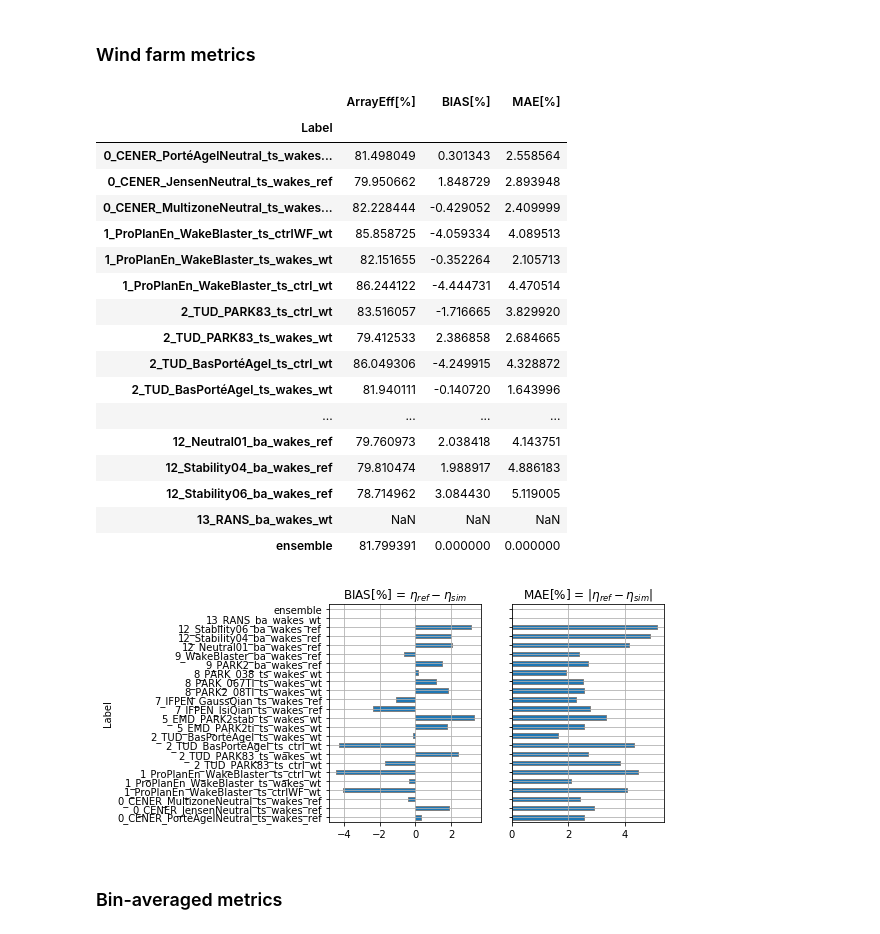
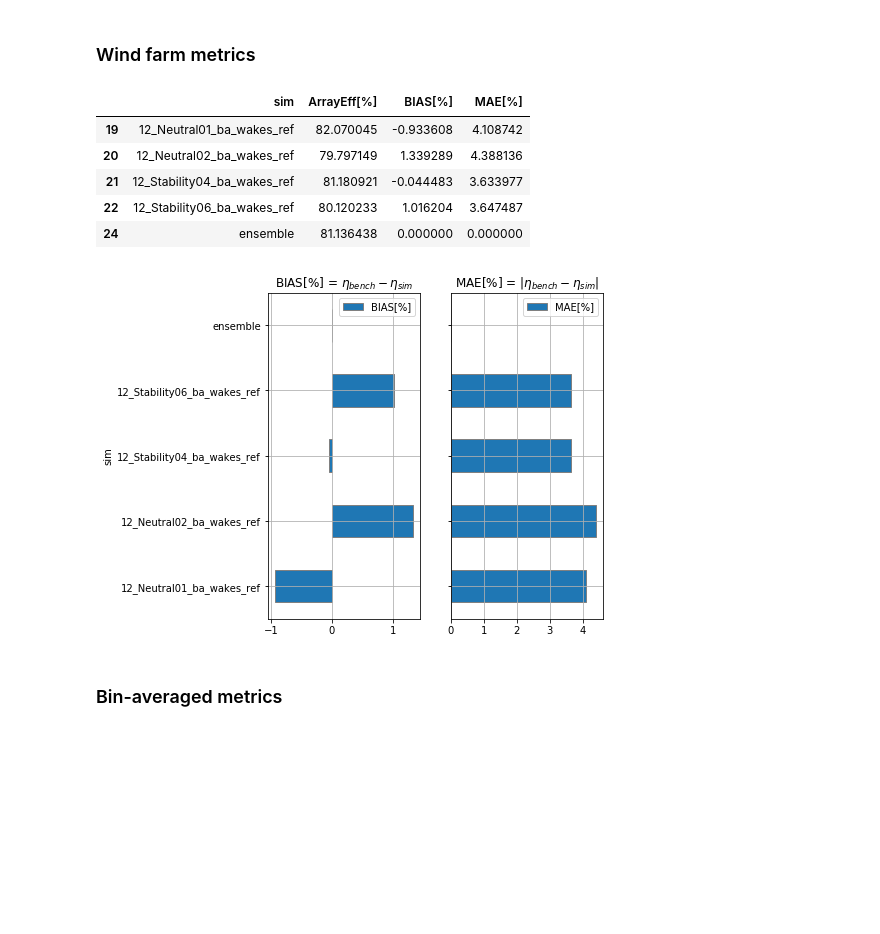
Before and after one commit to CENER-EPR/OWAbench, a Jupyter notebook: Dudgeon/Dudgeon_ArrayEfficiency.ipynb, the cells around one changed output. Saved outputs shown, nothing was run; the diff lists cells and outputs as text; code cells hidden in the pictures; blank space fills up the shorter version.

```diff
--- a/Dudgeon/Dudgeon_ArrayEfficiency.ipynb
+++ b/Dudgeon/Dudgeon_ArrayEfficiency.ipynb
@@ -31,7 +31,7 @@ IPython.OutputArea.prototype._should_scroll = function(lines) {
 # %% [markdown]
 ## Participants
 # %%
-n_sim = 24 # number of submited simulations + 1 (ensemble)
+n_sim = 25 # number of submited simulations + 1 (ensemble)
 sims = pd.DataFrame(columns = ['ID','Ensemble','Participant','Model Name', 'Model Type','Approach','Input','Remarks','Label'],
                    index = np.arange(0,n_sim,1))
 sims.loc[0]  = ['dud00a'  ,0,'CENER'    ,'FLORIS'     ,'Porté-Agel'         ,'ts','wakes,ref','Neutral'         ,'0_CENER_PortéAgelNeutral_ts_wakes_ref']
@@ -40,11 +40,11 @@ sims.loc[2]  = ['dud00c'  ,0,'CENER'    ,'FLORIS'     ,'Multizone'          ,'ts
 sims.loc[3]  = ['dud01a'  ,1,'ProPlanEn','WakeBlaster','RANS Eddy-Vis'      ,'ts','ctrl,wt'  ,' Race Bank and Sherinham Shoal added','1_ProPlanEn_WakeBlaster_ts_ctrlWF_wt']
 sims.loc[4]  = ['dud01b'  ,1,'ProPlanEn','WakeBlaster','RANS Eddy-Vis'      ,'ts','wakes,wt' ,' '               ,'1_ProPlanEn_WakeBlaster_ts_wakes_wt']
 sims.loc[5]  = ['dud01c'  ,0,'ProPlanEn','WakeBlaster','RANS Eddy-Vis'      ,'ts','ctrl,wt'  ,' '               ,'1_ProPlanEn_WakeBlaster_ts_ctrl_wt']
-sims.loc[6]  = ['dud02a'  ,1,'TU-Delft' ,'eWakeLab'   ,'PARK83'             ,'ts','ctrl,wt'  ,'Dynamic Cw'      ,'2_TUD_PARK83_ts_ctrl_wt']
+sims.loc[6]  = ['dud02a'  ,0,'TU-Delft' ,'eWakeLab'   ,'PARK83'             ,'ts','ctrl,wt'  ,'Dynamic Cw'      ,'2_TUD_PARK83_ts_ctrl_wt']
 sims.loc[7]  = ['dud02b'  ,1,'TU-Delft' ,'eWakeLab'   ,'PARK83'             ,'ts','wakes,wt' ,'Dynamic Cw'      ,'2_TUD_PARK83_ts_wakes_wt']
-sims.loc[8]  = ['dud02c'  ,1,'TU-Delft' ,'eWakeLab'   ,'Bastankah&PortéAgel','ts','ctrl,wt'  ,'Dynamic Cw'      ,'2_TUD_BasPortéAgel_ts_ctrl_wt']
+sims.loc[8]  = ['dud02c'  ,0,'TU-Delft' ,'eWakeLab'   ,'Bastankah&PortéAgel','ts','ctrl,wt'  ,'Dynamic Cw'      ,'2_TUD_BasPortéAgel_ts_ctrl_wt']
 sims.loc[9]  = ['dud02d'  ,1,'TU-Delft' ,'eWakeLab'   ,'Bastankah&PortéAgel','ts','wakes,wt' ,'Dynamic Cw'      ,'2_TUD_BasPortéAgel_ts_wakes_wt']
-sims.loc[10]  = ['dud05a'  ,1,'EMD'      ,'WindPro'    ,'PARK2'              ,'ts','wakes,wt' ,'TI-based'        ,'5_EMD_PARK2ti_ts_wakes_wt']
+sims.loc[10] = ['dud05a'  ,1,'EMD'      ,'WindPro'    ,'PARK2'              ,'ts','wakes,wt' ,'TI-based'        ,'5_EMD_PARK2ti_ts_wakes_wt']
 sims.loc[11] = ['dud05b'  ,1,'EMD'      ,'WindPro'    ,'PARK2'              ,'ts','wakes,wt' ,'stability-based' ,'5_EMD_PARK2stab_ts_wakes_wt']
 sims.loc[12] = ['dud07b'  ,0,'IFPEN'    ,'FarmShadow' ,'Ishihara&Qian'      ,'ts','wakes,ref',' '               ,'7_IFPEN_IsiQian_ts_wakes_ref']
 sims.loc[13] = ['dud07c'  ,0,'IFPEN'    ,'FarmShadow' ,'Gaussian-Bast&Qian' ,'ts','wakes,ref',' '               ,'7_IFPEN_GaussQian_ts_wakes_ref']
@@ -54,10 +54,11 @@ sims.loc[16] = ['dud08c'  ,1,'Anonymous','WindPro'    ,'PARK'               ,'ts
 sims.loc[17] = ['dud09a'  ,0,'Anonymous','WindPro'    ,'PARK2'              ,'ba','wakes,ref','Stability based' ,'9_PARK2_ba_wakes_ref']
 sims.loc[18] = ['dud09b'  ,0,'Anonymous','WakeBlaster','RANS Eddy-Vis'      ,'ba','wakes,ref','Stability based' ,'9_WakeBlaster_ba_wakes_ref']
 sims.loc[19] = ['dud12a'  ,0,'Anonymous','Anonymous'  ,'Anonymous'          ,'ba','wakes,ref','Neutral 01'      ,'12_Neutral01_ba_wakes_ref']
-sims.loc[20] = ['dud12b'  ,0,'Anonymous','Anonymous'  ,'Anonymous'          ,'ba','wakes,ref','Stability 04'    ,'12_Stability04_ba_wakes_ref']
-sims.loc[21] = ['dud12c'  ,0,'Anonymous','Anonymous'  ,'Anonymous'          ,'ba','wakes,ref','Stability 06'    ,'12_Stability06_ba_wakes_ref']
-sims.loc[22] = ['dud13'   ,0,'Anonymous','Anonymous'  ,'RANS'               ,'ba','wakes,wt',''                 ,'13_RANS_ba_wakes_wt']
-sims.loc[23] = ['ensemble',0,' '        ,' '          ,' '                  ,'ba','wakes,wt' ,' '               ,'ensemble']
+sims.loc[20] = ['dud12b'  ,0,'Anonymous','Anonymous'  ,'Anonymous'          ,'ba','wakes,ref','Neutral 02'      ,'12_Neutral02_ba_wakes_ref']
+sims.loc[21] = ['dud12c'  ,0,'Anonymous','Anonymous'  ,'Anonymous'          ,'ba','wakes,ref','Stability 04'    ,'12_Stability04_ba_wakes_ref']
+sims.loc[22] = ['dud12d'  ,0,'Anonymous','Anonymous'  ,'Anonymous'          ,'ba','wakes,ref','Stability 06'    ,'12_Stability06_ba_wakes_ref']
+sims.loc[23] = ['dud13'   ,0,'Anonymous','Anonymous'  ,'RANS'               ,'ba','wakes,wt',''                 ,'13_RANS_ba_wakes_wt']
+sims.loc[24] = ['ensemble',0,' '        ,' '          ,' '                  ,'ba','wakes,wt' ,' '               ,'ensemble']
 ensemble = sims.index[sims['Ensemble'] == 1].tolist()
 sims.style.set_properties(**{'text-align': 'center'})
 # %% [output]
@@ -357,51 +358,41 @@ for isim in range(n_sim):
 #plotresults.append(n_sim-1)                               # add the ensemble
 
 plotresults = [0,1,2,3,4,5,6,7,8,9,10,11,12,13,14,15,16,17,18,19,20,21,22,23] # for cherry peaking
+plotresults = [19,20,21,22,24] # for cherry peaking
 
 # use 'Label', 'ID' (anonymous) or any other column in the participants table to tag the simulations in the plots
 tags = 'Label'
 plotresultsname = [sims[tags][x] for x in plotresults]
 
-highlight = ['dud00b','dud01a','dud01b','dud01c','dud02b','dud05b','dud07a','dud08a','dud09a','dud09b','dud12b','dud13']          # Highlight results in spagetti plots
+highlight = ['dud00b','dud01a','dud01b','dud02b','dud05a','dud07b','dud08a','dud09a','dud12b','dud13']          # Highlight results in spagetti plots
 #highlight = ['dud00a','dud00b','dud07a','dud07b','dud07c','dud09a']          # Highlight results in spagetti plots
-#highlight = ['dud00a','dud00b','dud00c']          # Highlight results in spagetti plots
+highlight = ['dud12a','dud12b','dud12c','dud12d']          # Highlight results in spagetti plots
 # %% [markdown]
 ### Wind farm metrics
 # %%
 # Compute wind farm metrics
-Metrics = pd.DataFrame(np.zeros((n_sim,3)),
-                       columns = ['ArrayEff[%]','BIAS[%]','MAE[%]'],
-                       index = sims[tags])
+Metrics = pd.DataFrame(np.zeros((n_sim,4)),
+                       columns = ['sim','ArrayEff[%]','BIAS[%]','MAE[%]'],
+                       index = sims.index) #sims[tags]
 for isim in range(n_sim):
-    Metrics.loc[sims[tags][isim],'ArrayEff[%]'] = sim_eta_tot[isim]
-    Metrics.loc[sims[tags][isim],'BIAS[%]'] = bias_tot[isim]
-    Metrics.loc[sims[tags][isim],'MAE[%]'] = mae_tot[isim]
+    Metrics.loc[isim,'sim'] = sims[tags][isim] #sims[tags][isim]
+    Metrics.loc[isim,'ArrayEff[%]'] = sim_eta_tot[isim] #sims[tags][isim]
+    Metrics.loc[isim,'BIAS[%]'] = bias_tot[isim]
+    Metrics.loc[isim,'MAE[%]'] = mae_tot[isim]
 
-fig, ax = plt.subplots(nrows=1, ncols=2, sharey='all')
-Metrics.iloc[plotresults]['BIAS[%]'].plot.barh(ax = ax[0], rot=0, grid=1, edgecolor = 'grey', title='BIAS[%] = $\eta_{ref}-\eta_{sim}$'); #colormap = 'bwr'
-Metrics.iloc[plotresults]['MAE[%]'].plot.barh(ax = ax[1], rot=0, grid=1, edgecolor = 'grey', title='MAE[%] = |$\eta_{ref}-\eta_{sim}$|'); #colormap = 'bwr'
+fig, ax = plt.subplots(nrows=1, ncols=2, sharey='all',figsize=(6,6))
+Metrics.iloc[plotresults].plot.barh(x = 'sim', y = 'BIAS[%]', ax = ax[0], rot=0, grid=1, edgecolor = 'grey', title='BIAS[%] = $\eta_{bench}-\eta_{sim}$'); #colormap = 'bwr'
+Metrics.iloc[plotresults].plot.barh(x = 'sim', y = 'MAE[%]' , ax = ax[1], rot=0, grid=1, edgecolor = 'grey', title='MAE[%] = |$\eta_{bench}-\eta_{sim}$|'); #colormap = 'bwr'
 
 Metrics.iloc[plotresults]
 # %% [output]
-|  | ArrayEff[%] | BIAS[%] | MAE[%] |
-| Label |  |  |  |
-| 0_CENER_PortéAgelNeutral_ts_wakes... | 81.498049 | 0.301343 | 2.558564 |
-| 0_CENER_JensenNeutral_ts_wakes_ref | 79.950662 | 1.848729 | 2.893948 |
-| 0_CENER_MultizoneNeutral_ts_wakes... | 82.228444 | -0.429052 | 2.409999 |
-| 1_ProPlanEn_WakeBlaster_ts_ctrlWF_wt | 85.858725 | -4.059334 | 4.089513 |
-| 1_ProPlanEn_WakeBlaster_ts_wakes_wt | 82.151655 | -0.352264 | 2.105713 |
-| 1_ProPlanEn_WakeBlaster_ts_ctrl_wt | 86.244122 | -4.444731 | 4.470514 |
-| 2_TUD_PARK83_ts_ctrl_wt | 83.516057 | -1.716665 | 3.829920 |
-| 2_TUD_PARK83_ts_wakes_wt | 79.412533 | 2.386858 | 2.684665 |
-| 2_TUD_BasPortéAgel_ts_ctrl_wt | 86.049306 | -4.249915 | 4.328872 |
-| 2_TUD_BasPortéAgel_ts_wakes_wt | 81.940111 | -0.140720 | 1.643996 |
-| ... | ... | ... | ... |
-| 12_Neutral01_ba_wakes_ref | 79.760973 | 2.038418 | 4.143751 |
-| 12_Stability04_ba_wakes_ref | 79.810474 | 1.988917 | 4.886183 |
-| 12_Stability06_ba_wakes_ref | 78.714962 | 3.084430 | 5.119005 |
-| 13_RANS_ba_wakes_wt | NaN | NaN | NaN |
-| ensemble | 81.799391 | 0.000000 | 0.000000 |
+|  | sim | ArrayEff[%] | BIAS[%] | MAE[%] |
+| 19 | 12_Neutral01_ba_wakes_ref | 82.070045 | -0.933608 | 4.108742 |
+| 20 | 12_Neutral02_ba_wakes_ref | 79.797149 | 1.339289 | 4.388136 |
+| 21 | 12_Stability04_ba_wakes_ref | 81.180921 | -0.044483 | 3.633977 |
+| 22 | 12_Stability06_ba_wakes_ref | 80.120233 | 1.016204 | 3.647487 |
+| 24 | ensemble | 81.136438 | 0.000000 | 0.000000 |
-[figure, old version]
+[figure, new version]
 # %% [markdown]
 ### Bin-averaged metrics
 # %%
```
Also changed, not shown: parts of 10 cells of this notebook, 6 other files.
